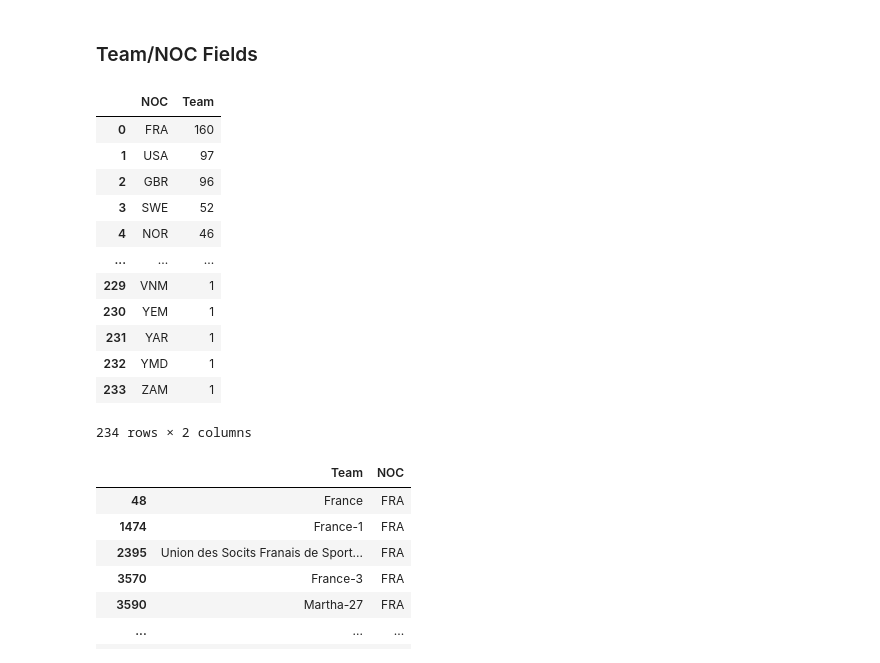
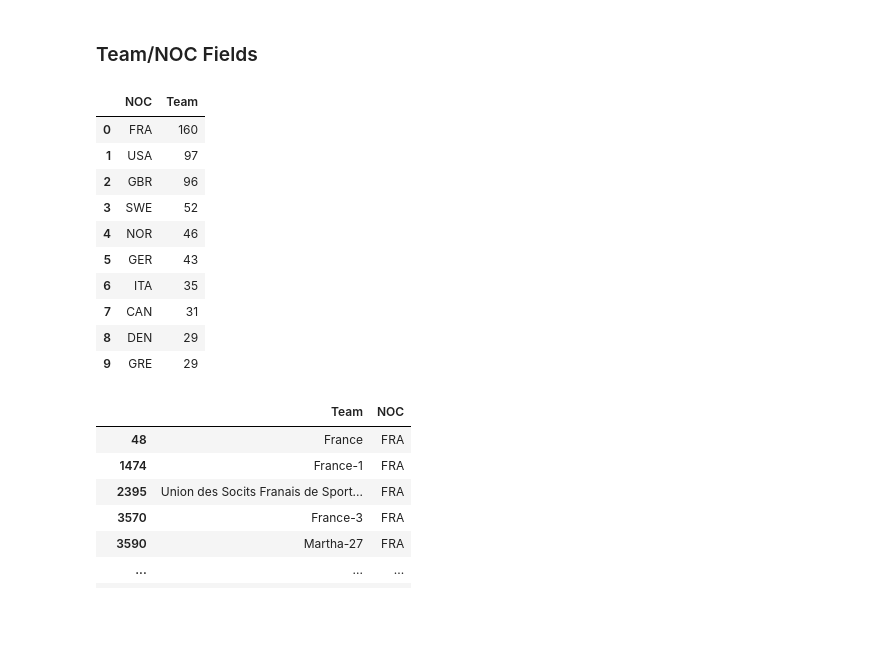
Before and after one commit to G2812/Olympic-Games, a Jupyter notebook: olympic_games_analysis.ipynb, the cells around one changed output. Cells and saved outputs as stored; diff of their text form; code cells hidden in the pictures; blank space fills up the shorter version.

```diff
--- a/olympic_games_analysis.ipynb
+++ b/olympic_games_analysis.ipynb
@@ -92,21 +92,19 @@ raw_data_df[raw_data_df.Name == 'Simone Biles']
 # %% [markdown]
 ### Team/NOC Fields
 # %%
-raw_data_df.groupby('NOC').Team.nunique().sort_values(ascending=False).reset_index()
+raw_data_df.groupby('NOC').Team.nunique().sort_values(ascending=False).reset_index().head(10)
 # %% [output]
 |  | NOC | Team |
 | 0 | FRA | 160 |
 | 1 | USA | 97 |
 | 2 | GBR | 96 |
 | 3 | SWE | 52 |
 | 4 | NOR | 46 |
-| ... | ... | ... |
-| 229 | VNM | 1 |
-| 230 | YEM | 1 |
-| 231 | YAR | 1 |
-| 232 | YMD | 1 |
-| 233 | ZAM | 1 |
+| 5 | GER | 43 |
+| 6 | ITA | 35 |
+| 7 | CAN | 31 |
+| 8 | DEN | 29 |
+| 9 | GRE | 29 |
-234 rows × 2 columns
 # %%
 #Better to consider the NOC field than the team field
 raw_data_df[raw_data_df.NOC == 'FRA'][['Team', 'NOC']].drop_duplicates()
```
Also changed, not shown: parts of 7 cells of this notebook.
